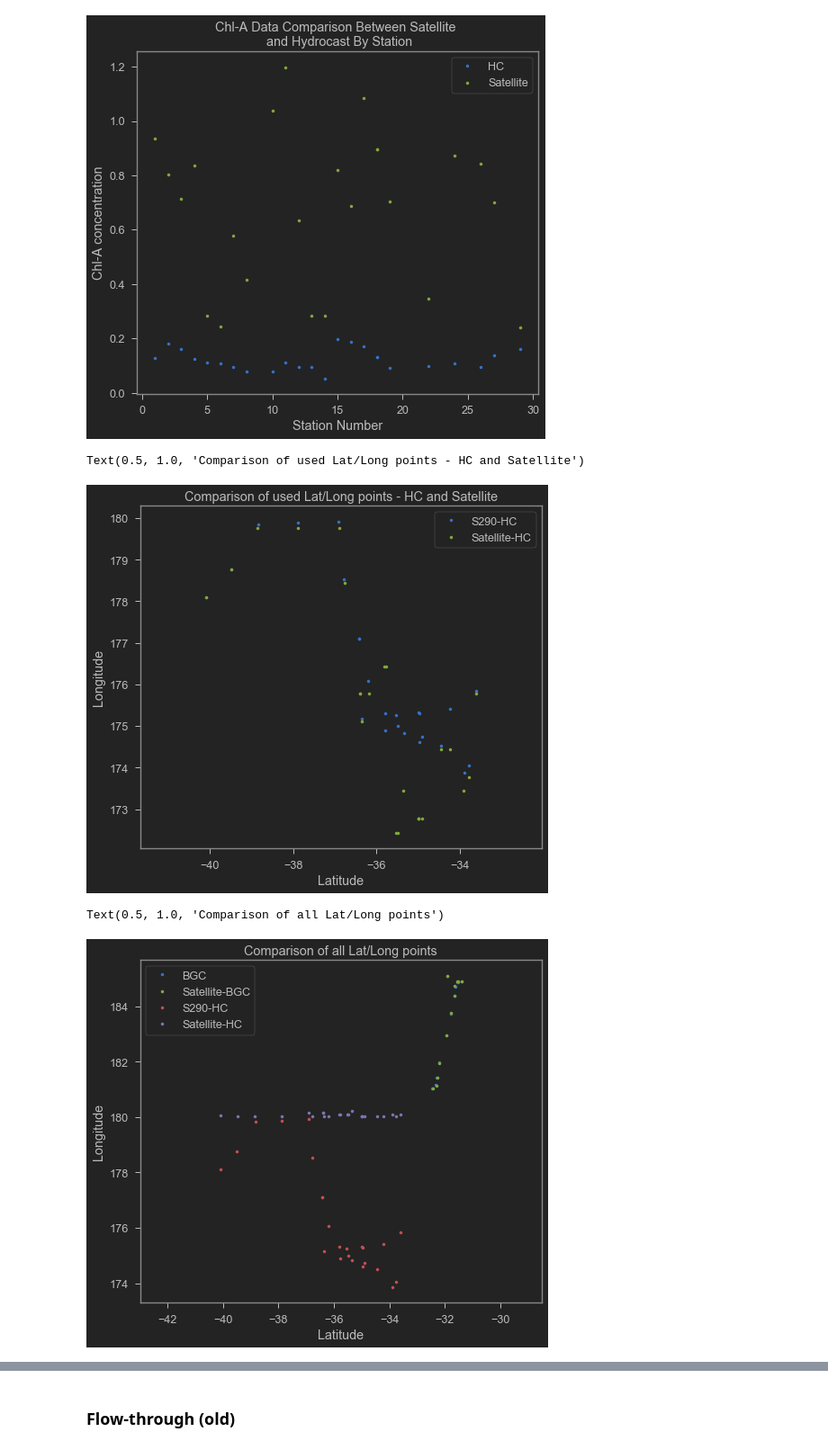
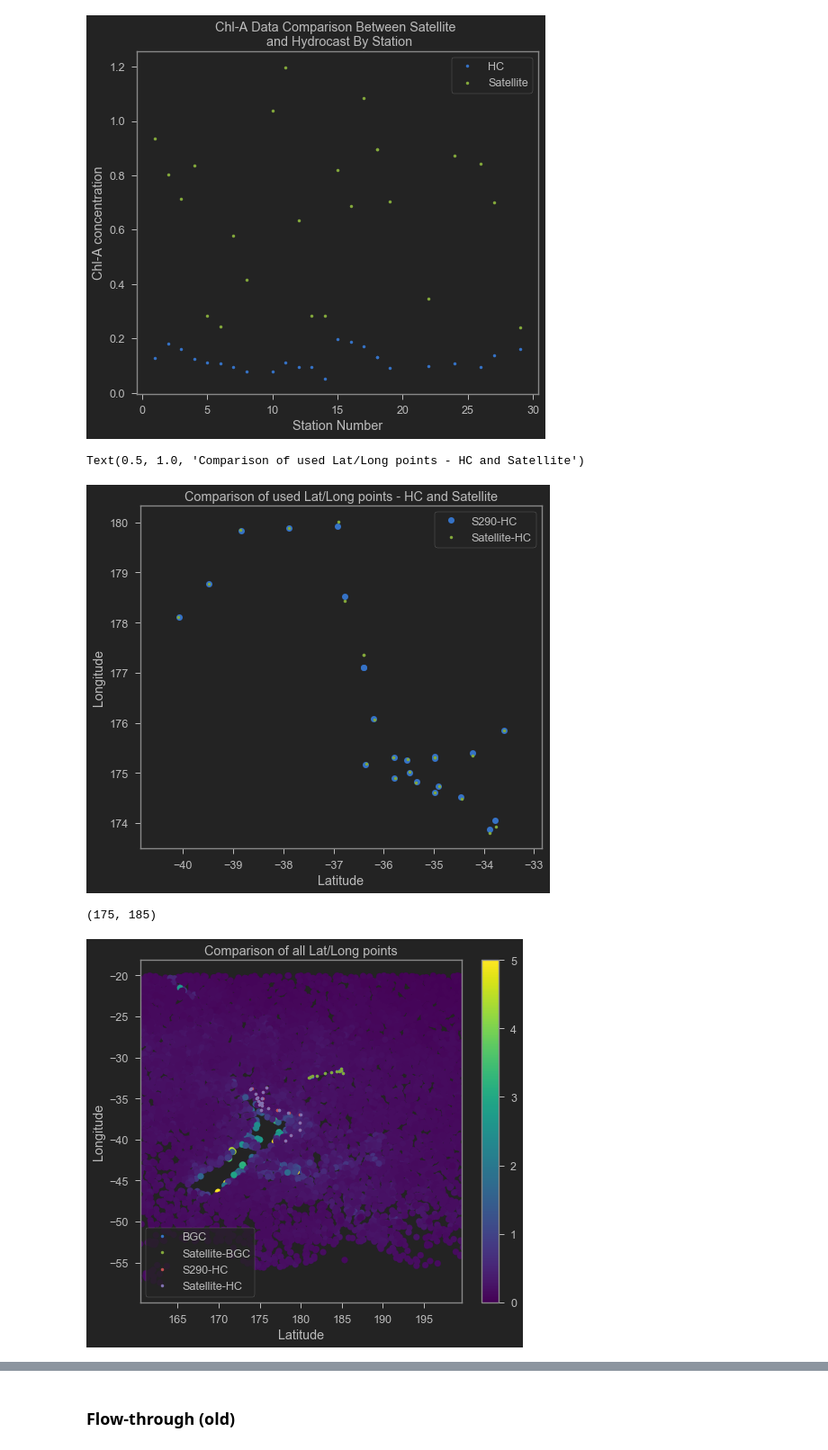
Before and after one commit to AmyPhung/chl-a-comparison, a Jupyter notebook: Workbook8.ipynb, the cells around one changed output, grey strips where cells are left out. Shown at 90% size. Cells and saved outputs as stored; diff of their text form; code cells hidden in the pictures.

```diff
--- a/Workbook8.ipynb
+++ b/Workbook8.ipynb
@@ -473,7 +473,8 @@ def computeTotalDaysHC(timestamp):
         timestamp (str): Timestamp in the format yyyy-mm-ddThh:mm:ss.sss
 
     Returns:
-        day_num (int): Overall day number
+        total_days (float): Overall day number with decimal representing
+            time of day
     """
     days_in_month = np.array([0,31,28,31,30,31,30,31,31,30,31,30,31])
     total_days = days_in_month.cumsum()
@@ -481,9 +482,16 @@ def computeTotalDaysHC(timestamp):
     year = int(timestamp[0:4])
     month = int(timestamp[5:7])
     day = int(timestamp[8:10])
+    hour = int(timestamp[11:13])
+    minute = int(timestamp[14:16])
 
-    day_of_year = year * 365 + total_days[month-1] + day
-    return day_of_year
+    total_days = (year * 365 + total_days[month-1] + day) \
+        + (hour + minute/60.)/24 # Add in decimal for hour
+
+    return total_days
+
+# computeTotalDaysHC("2020-02-18T01:36")
+
 
 def getStationNum(station_name):
     """Parses station name from hydrocast dataset and returns an int
@@ -704,7 +728,7 @@ Text(0, 0.5, 'Chl-A concentration')
 [figure]
 # %%
 # TODO: Make this object-oriented
-plt.plot(hc_compiled_df["HC Lat"], hc_compiled_df["HC Long"], '.')
+plt.plot(hc_compiled_df["HC Lat"], hc_compiled_df["HC Long"], 'o')
 plt.plot(hc_compiled_df["Sat Lat"], hc_compiled_df["Sat Long"], '.')
 
 plt.axis("equal")
@@ -715,23 +739,31 @@ plt.legend(["S290-HC", "Satellite-HC"])
 plt.title("Comparison of used Lat/Long points - HC and Satellite")
 # %% [output]
 Text(0.5, 1.0, 'Comparison of used Lat/Long points - HC and Satellite')
-[figure, old version]
+[figure, new version]
 # %%
 # TODO: Make this object-oriented
-plt.plot(compiled_df["BGC Lat"], compiled_df["BGC Long"], '.')
-plt.plot(compiled_df["Sat Lat"], compiled_df["Sat Long"], '.')
-plt.plot(hc_compiled_df["HC Lat"], hc_compiled_df["HC Long"], '.')
-plt.plot(hc_compiled_df["Sat Lat"], hc_compiled_df["Sat Long"], '.')
+
+plt.scatter(sat_df["Longitude"][::200],
+            sat_df["Latitude"][::200],
+            c=sat_df["Chlorophyll"][::200],
+            vmin=0, vmax=5)
+plt.colorbar()
+
+plt.plot(compiled_df["BGC Long"], compiled_df["BGC Lat"], '.')
+plt.plot(compiled_df["Sat Long"], compiled_df["Sat Lat"], '.')
+plt.plot(hc_compiled_df["HC Long"], hc_compiled_df["HC Lat"], '.')
+plt.plot(hc_compiled_df["Sat Long"], hc_compiled_df["Sat Lat"], '.')
 
 plt.axis("equal")
 plt.xlabel("Latitude")
 plt.ylabel("Longitude")
 
 plt.legend(["BGC", "Satellite-BGC", "S290-HC", "Satellite-HC"])
 plt.title("Comparison of all Lat/Long points")
+plt.xlim([175,185])
 # %% [output]
-Text(0.5, 1.0, 'Comparison of all Lat/Long points')
+(175, 185)
-[figure, old version]
+[figure, new version]
 # %%
 # TODO: Make this object-oriented
 plt.axis("equal")
```
Also changed, not shown: parts of 16 cells of this notebook.
